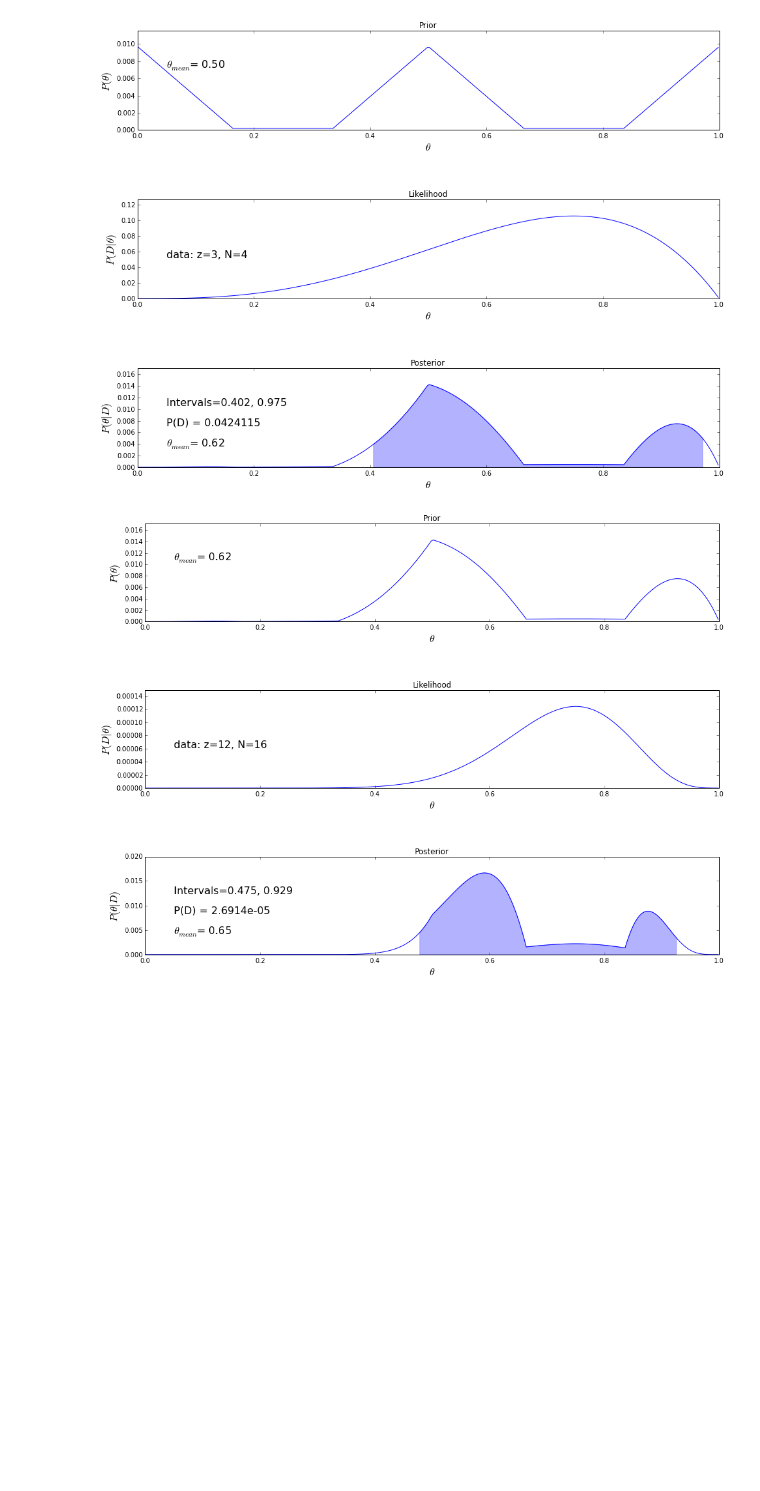
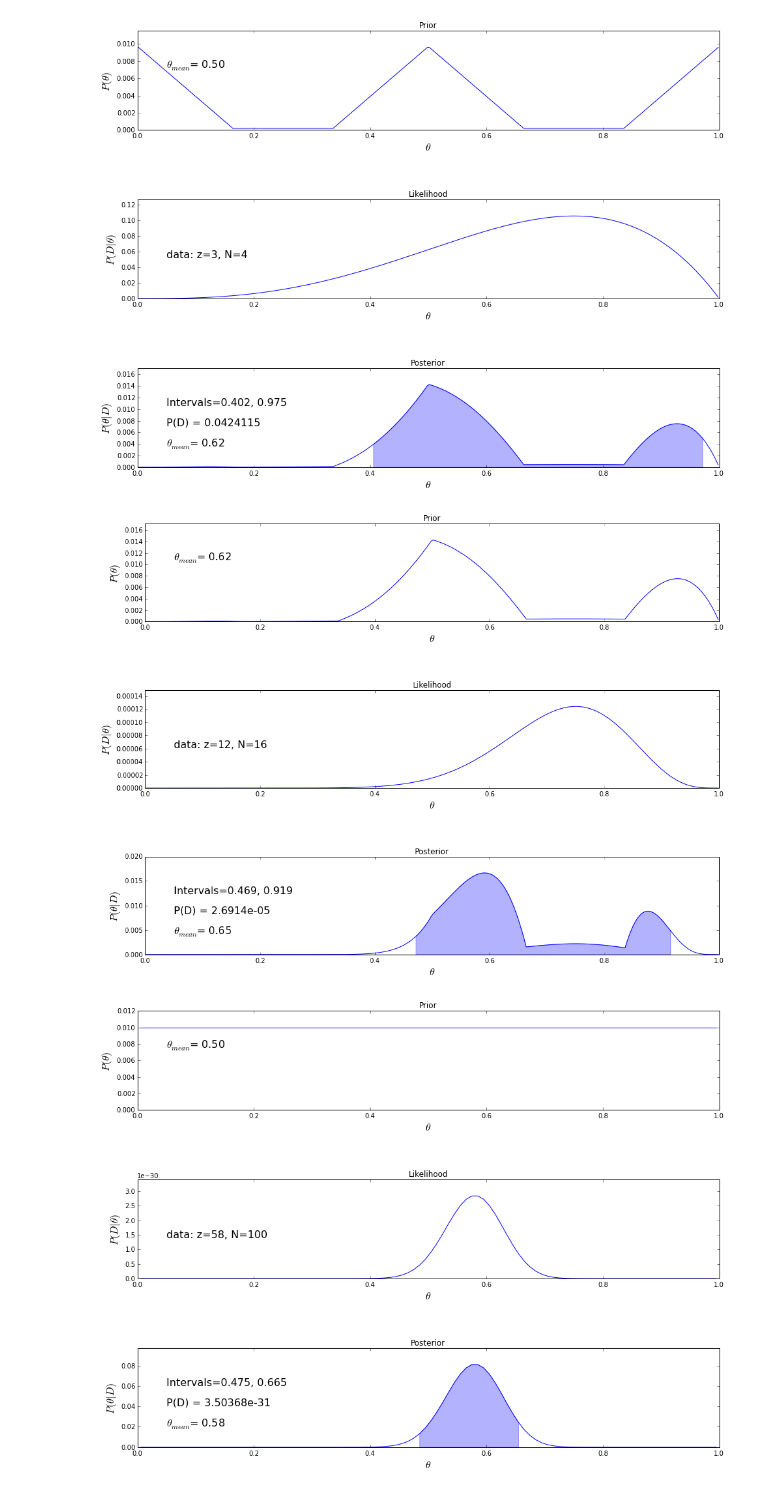
Before and after one commit to grayWolfDC/Doing_bayesian_data_analysis, a Jupyter notebook: IPython/DBDAWkBookCh6.ipynb, the cells around one changed output. Drawn from its saved outputs; the diff is of its cells as text; code cells hidden in the pictures; blank space fills up the shorter version.

```diff
--- a/IPython/DBDAWkBookCh6.ipynb
+++ b/IPython/DBDAWkBookCh6.ipynb
@@ -65,7 +65,7 @@ def hpd(x, alpha=0.05):
         sx = N.sort(x)
         return N.array(calc_min_interval(sx, alpha))
 # %%
-def BernGrid(theta , pTheta , data , cred = 0.95 , nToPlot = len(theta)):
+def BernGrid(theta , pTheta , data , cred = 0.95, **kwargs):
     """
     Bayesian updating for Bernoulli liklihood and prior specified on a grid.
 
@@ -100,6 +100,10 @@ def BernGrid(theta , pTheta , data , cred = 0.95 , nToPlot = len(theta)):
             posterior = BernGrid(theta = thetagrid,pTheta = prior,data = datavec)
 
     """
+    if 'nToPlot' in kwargs.keys():
+        nToPlot = kwargs['nToPlot']
+    else:
+        nToPlot = len(theta)
 
     z = sum(data) # number of heads (1s)
     ndata = len(data)
@@ -219,7 +225,22 @@ post1=BernGrid(theta,pTheta,datavec)
 # %% [output]
 [figure]
 # %%
+#-B)
 datavec=12*[1]+4*[0]
 post2=BernGrid(theta,post1,datavec)
 # %% [output]
-[figure, old version]
+[figure, new version]
+# %%
+#Ex.6.4
+dataVec = N.repeat([1,0],[58,42])
+#-A)
+bins = 100
+pTheta = N.ones(bins)
+pTheta = pTheta/N.sum(pTheta)
+
+width = 1/len(pTheta)
+theta = N.arange(width/2,1+width/2,width)
+# %%
+postPoll = BernGrid(theta,pTheta,dataVec)
+# %% [output]
+[figure, added]
```
Also changed, not shown: parts of 4 cells of this notebook.
